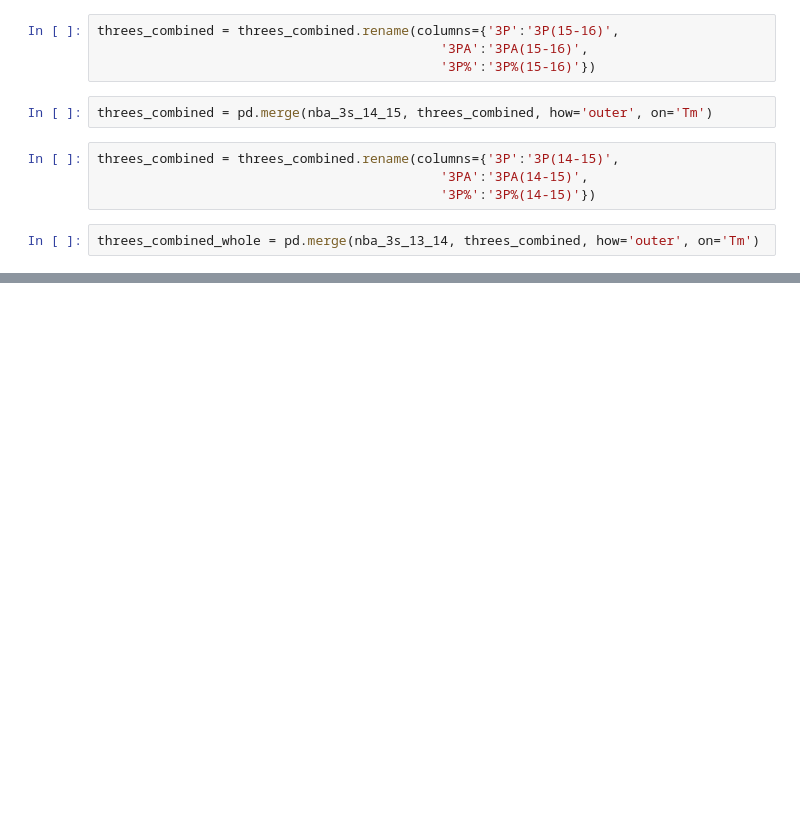
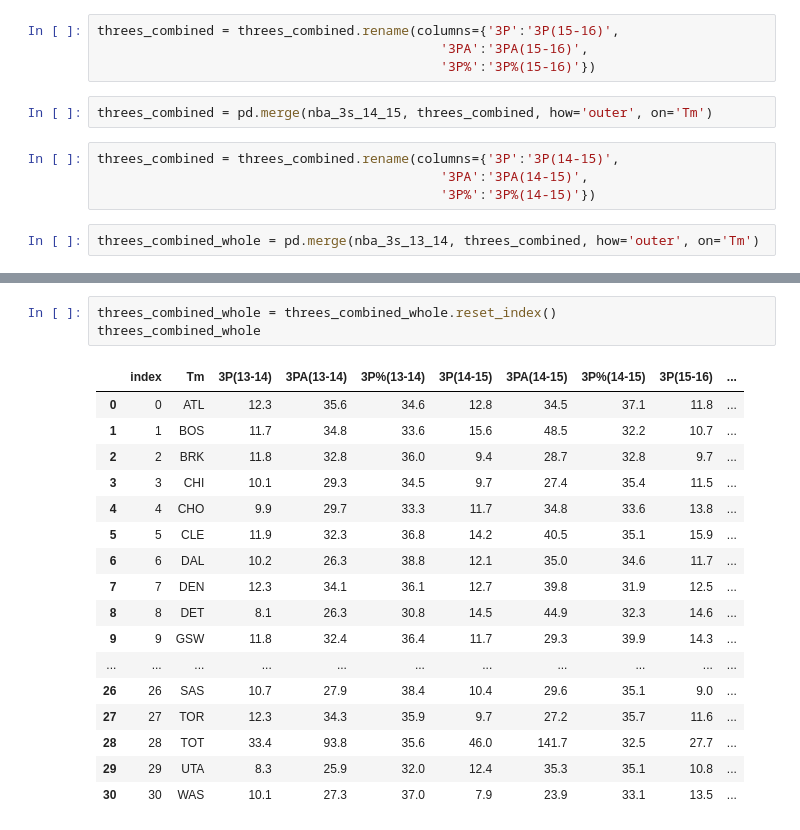
Before and after one commit to tanjowen/NCAA-vs-NBA, a Jupyter notebook: Cleaned NBA 17-18.ipynb, the cells around one changed output, grey strips where cells are left out. Cells and saved outputs as stored; diff of their text form; blank space fills up the shorter version.

```diff
--- a/Cleaned NBA 17-18.ipynb
+++ b/Cleaned NBA 17-18.ipynb
@@ -79,0 +86,21 @@ threes_combined_whole.head()
+# %%
+threes_combined_whole = threes_combined_whole.reset_index()
+threes_combined_whole
+# %% [output]
+|  | index | Tm | 3P(13-14) | 3PA(13-14) | 3P%(13-14) | 3P(14-15) | 3PA(14-15) | 3P%(14-15) | 3P(15-16) | ... |
+| 0 | 0 | ATL | 12.3 | 35.6 | 34.6 | 12.8 | 34.5 | 37.1 | 11.8 | ... |
+| 1 | 1 | BOS | 11.7 | 34.8 | 33.6 | 15.6 | 48.5 | 32.2 | 10.7 | ... |
+| 2 | 2 | BRK | 11.8 | 32.8 | 36.0 | 9.4 | 28.7 | 32.8 | 9.7 | ... |
+| 3 | 3 | CHI | 10.1 | 29.3 | 34.5 | 9.7 | 27.4 | 35.4 | 11.5 | ... |
+| 4 | 4 | CHO | 9.9 | 29.7 | 33.3 | 11.7 | 34.8 | 33.6 | 13.8 | ... |
+| 5 | 5 | CLE | 11.9 | 32.3 | 36.8 | 14.2 | 40.5 | 35.1 | 15.9 | ... |
+| 6 | 6 | DAL | 10.2 | 26.3 | 38.8 | 12.1 | 35.0 | 34.6 | 11.7 | ... |
+| 7 | 7 | DEN | 12.3 | 34.1 | 36.1 | 12.7 | 39.8 | 31.9 | 12.5 | ... |
+| 8 | 8 | DET | 8.1 | 26.3 | 30.8 | 14.5 | 44.9 | 32.3 | 14.6 | ... |
+| 9 | 9 | GSW | 11.8 | 32.4 | 36.4 | 11.7 | 29.3 | 39.9 | 14.3 | ... |
+| ... | ... | ... | ... | ... | ... | ... | ... | ... | ... | ... |
+| 26 | 26 | SAS | 10.7 | 27.9 | 38.4 | 10.4 | 29.6 | 35.1 | 9.0 | ... |
+| 27 | 27 | TOR | 12.3 | 34.3 | 35.9 | 9.7 | 27.2 | 35.7 | 11.6 | ... |
+| 28 | 28 | TOT | 33.4 | 93.8 | 35.6 | 46.0 | 141.7 | 32.5 | 27.7 | ... |
+| 29 | 29 | UTA | 8.3 | 25.9 | 32.0 | 12.4 | 35.3 | 35.1 | 10.8 | ... |
+| 30 | 30 | WAS | 10.1 | 27.3 | 37.0 | 7.9 | 23.9 | 33.1 | 13.5 | ... |
```
Also changed, not shown: parts of 4 cells of this notebook.
